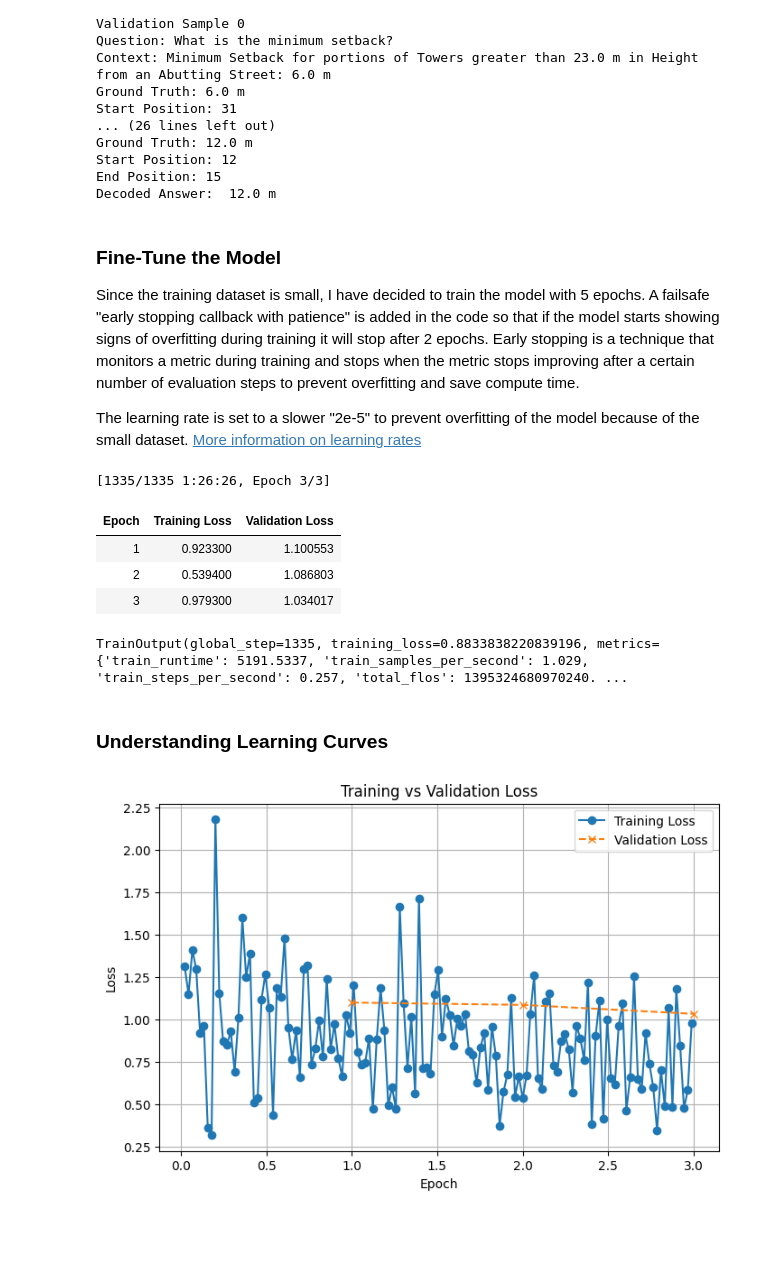
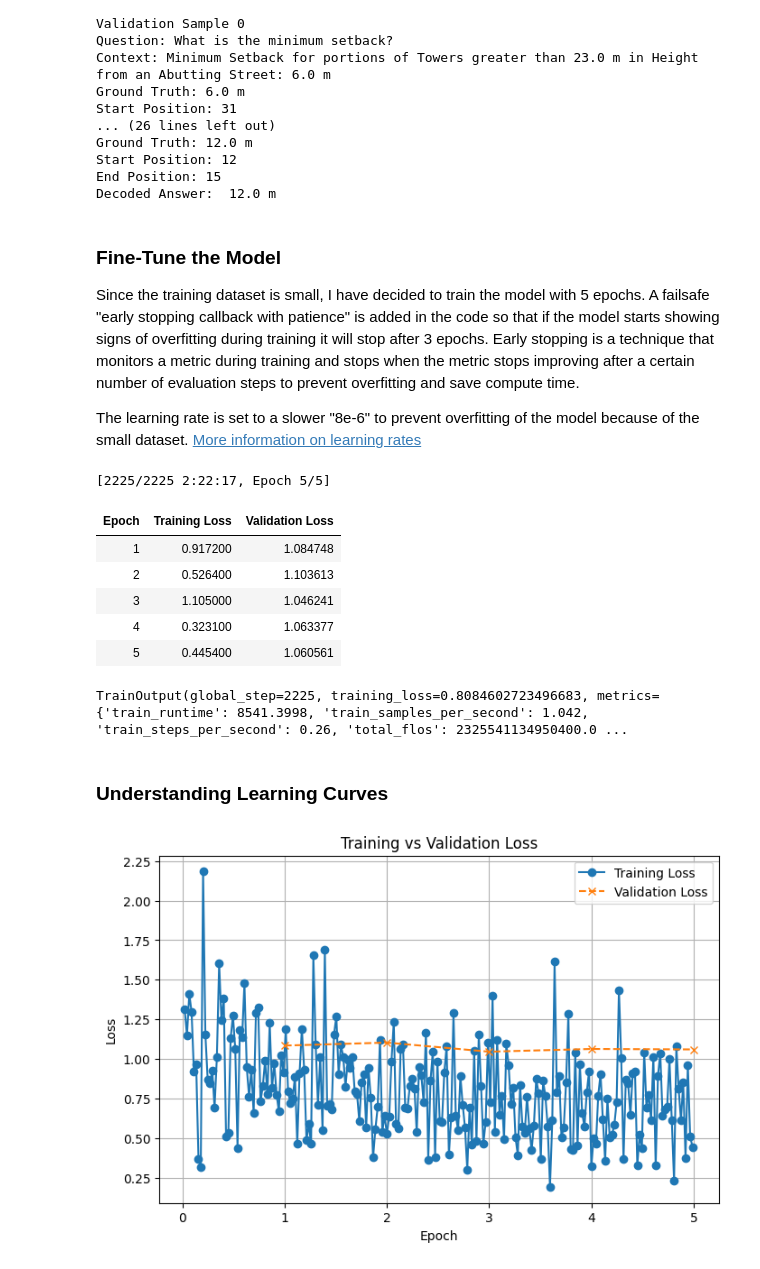
Before and after one commit to JoT8ng/zoning-extraction-pipelines, a Jupyter notebook: finetuning_pipeline/finetuning_qa_experiment2.ipynb, the cells around one changed output. Cells and saved outputs as stored; diff of their text form; code cells hidden in the pictures; blank space fills up the shorter version.

Commit message:
added evaluation for latest fine-tuned model

```diff
--- a/finetuning_pipeline/finetuning_qa_experiment2.ipynb
+++ b/finetuning_pipeline/finetuning_qa_experiment2.ipynb
@@ -207,9 +207,9 @@ Decoded Answer:  12.0 m
 # %% [markdown]
 ### Fine-Tune the Model
 
-Since the training dataset is small, I have decided to train the model with 5 epochs. A failsafe "early stopping callback with patience" is added in the code so that if the model starts showing signs of overfitting during training it will stop after 2 epochs. Early stopping is a technique that monitors a metric during training and stops when the metric stops improving after a certain number of evaluation steps to prevent overfitting and save compute time.
+Since the training dataset is small, I have decided to train the model with 5 epochs. A failsafe "early stopping callback with patience" is added in the code so that if the model starts showing signs of overfitting during training it will stop after 3 epochs. Early stopping is a technique that monitors a metric during training and stops when the metric stops improving after a certain number of evaluation steps to prevent overfitting and save compute time.
 
-The learning rate is set to a slower "2e-5" to prevent overfitting of the model because of the small dataset. [More information on learning rates](https://www.ibm.com/think/topics/learning-rate#:~:text=Learning%20rate%20is%20important%20because,small%20that%20learning%20is%20inefficient.)
+The learning rate is set to a slower "8e-6" to prevent overfitting of the model because of the small dataset. [More information on learning rates](https://www.ibm.com/think/topics/learning-rate#:~:text=Learning%20rate%20is%20important%20because,small%20that%20learning%20is%20inefficient.)
 # %%
 # Load model
 model = RobertaForQuestionAnswering.from_pretrained("deepset/roberta-base-squad2")
@@ -225,7 +225,7 @@ training_args = TrainingArguments(
     learning_rate = 8e-6,
     per_device_train_batch_size = 4,
     per_device_eval_batch_size = 4,
-    num_train_epochs = 3,
+    num_train_epochs = 5,
     weight_decay = 0.05,
     load_best_model_at_end = True,
     metric_for_best_model = "eval_loss",
@@ -243,43 +243,45 @@ trainer = Trainer(
     train_dataset = tokenized_datasets["train"],
     eval_dataset = tokenized_datasets["validation"],
     processing_class = tokenizer,
-    callbacks=[EarlyStoppingCallback(early_stopping_patience = 2)]
+    callbacks=[EarlyStoppingCallback(early_stopping_patience = 3)]
 )
 
 # Train
 trainer.train()
 # %% [output]
-[1335/1335 1:26:26, Epoch 3/3]
+[2225/2225 2:22:17, Epoch 5/5]
 | Epoch | Training Loss | Validation Loss |
-| 1 | 0.923300 | 1.100553 |
-| 2 | 0.539400 | 1.086803 |
-| 3 | 0.979300 | 1.034017 |
+| 1 | 0.917200 | 1.084748 |
+| 2 | 0.526400 | 1.103613 |
+| 3 | 1.105000 | 1.046241 |
+| 4 | 0.323100 | 1.063377 |
+| 5 | 0.445400 | 1.060561 |
-TrainOutput(global_step=1335, training_loss=0.8833838220839196, metrics={'train_runtime': 5191.5337, 'train_samples_per_second': 1.029, 'train_steps_per_second': 0.257, 'total_flos': 1395324680970240. ...
+TrainOutput(global_step=2225, training_loss=0.8084602723496683, metrics={'train_runtime': 8541.3998, 'train_samples_per_second': 1.042, 'train_steps_per_second': 0.26, 'total_flos': 2325541134950400.0 ...
 # %% [markdown]
 ### Understanding Learning Curves
 # %%
 # Plot training metrics
 logs = pd.DataFrame(trainer.state.log_history)
 
 # Training logs: rows with 'loss'
 train_logs = logs[logs["loss"].notna()]
 
 # Validation logs: rows with 'eval_loss'
 eval_logs = logs[logs["eval_loss"].notna()]
 
 plt.figure(figsize=(8,5))
 
 plt.plot(train_logs["epoch"], train_logs["loss"], marker='o', label="Training Loss")
 plt.plot(eval_logs["epoch"], eval_logs["eval_loss"], marker='x', linestyle = '--', label="Validation Loss")
 
 plt.xlabel("Epoch")
 plt.ylabel("Loss")
 plt.title("Training vs Validation Loss")
 plt.legend()
 plt.grid(True)
 plt.show()
 
 # Save model
-trainer.save_model("./roberta-zoning-qa-finetuned500")
+trainer.save_model("./roberta-zoning-qa-500samples-lr8e6-freeze6-epoch5")
 # %% [output]
-[figure, old version]
+[figure, new version]
```
Also changed, not shown: parts of 2 cells of this notebook, 2 other files.
